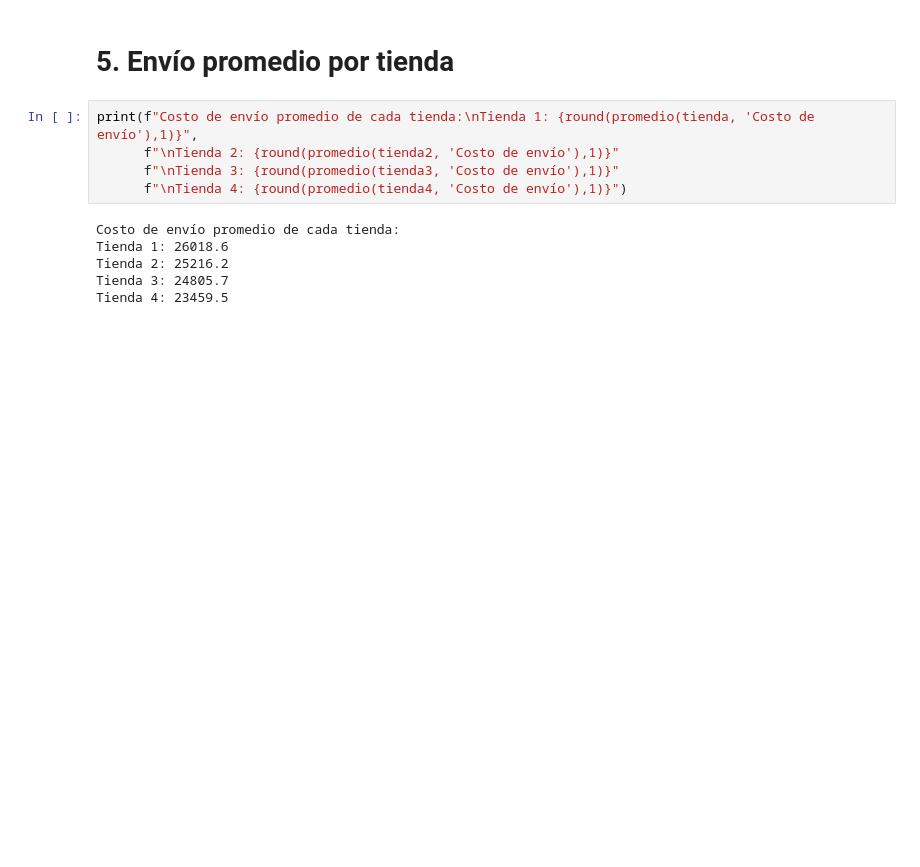
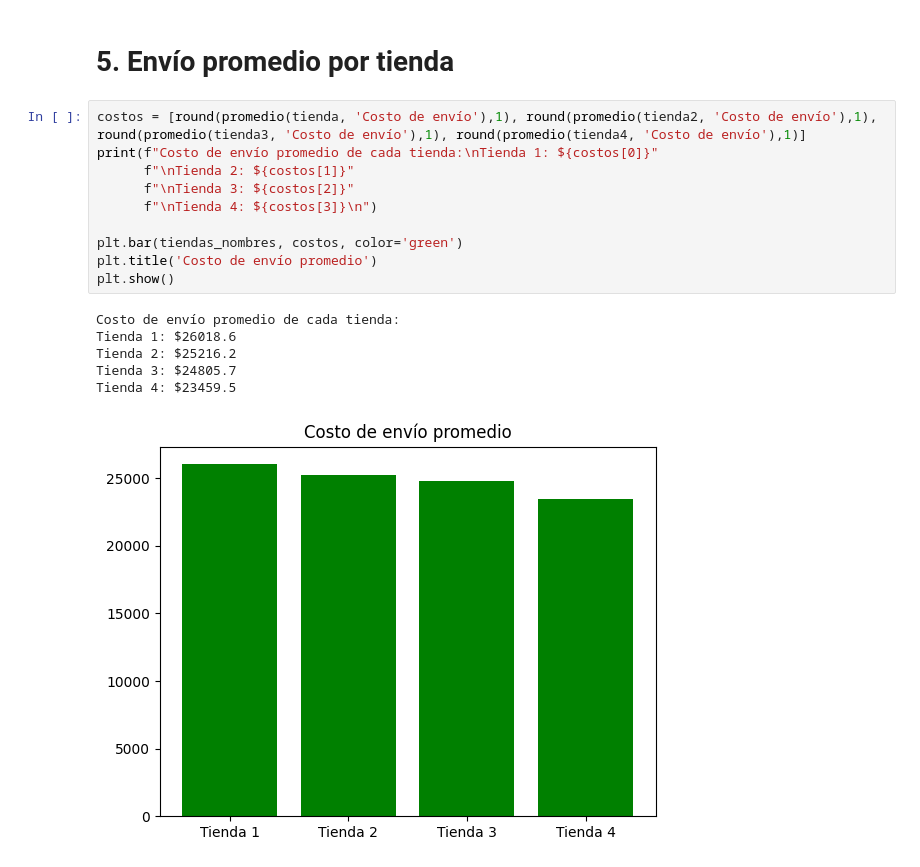
Before and after one commit to RosasPrime/Challenge-Alura-Store, a Jupyter notebook: AluraStoreLatam.ipynb, the cells around one changed output. Saved outputs shown, nothing was run; the diff lists cells and outputs as text; blank space fills up the shorter version.

```diff
--- a/AluraStoreLatam.ipynb
+++ b/AluraStoreLatam.ipynb
@@ -162,14 +178,20 @@ En la Tienda 3 los productos más populares fueron:{'Kit de bancas': 57} y los m
 En la Tienda 4 los productos más populares fueron:{'Cama box': 62} y los menos populares fueron:{'Guitarra eléctrica': 33}
 # %% [markdown]
 # 5. Envío promedio por tienda
-# %%
-print(f"Costo de envío promedio de cada tienda:\nTienda 1: {round(promedio(tienda, 'Costo de envío'),1)}",
-      f"\nTienda 2: {round(promedio(tienda2, 'Costo de envío'),1)}"
-      f"\nTienda 3: {round(promedio(tienda3, 'Costo de envío'),1)}"
-      f"\nTienda 4: {round(promedio(tienda4, 'Costo de envío'),1)}")
-# %% [output]
-Costo de envío promedio de cada tienda:
-Tienda 1: 26018.6
-Tienda 2: 25216.2
-Tienda 3: 24805.7
-Tienda 4: 23459.5
+# %%
+costos = [round(promedio(tienda, 'Costo de envío'),1), round(promedio(tienda2, 'Costo de envío'),1), round(promedio(tienda3, 'Costo de envío'),1), round(promedio(tienda4, 'Costo de envío'),1)]
+print(f"Costo de envío promedio de cada tienda:\nTienda 1: ${costos[0]}"
+      f"\nTienda 2: ${costos[1]}"
+      f"\nTienda 3: ${costos[2]}"
+      f"\nTienda 4: ${costos[3]}\n")
+
+plt.bar(tiendas_nombres, costos, color='green')
+plt.title('Costo de envío promedio')
+plt.show()
+# %% [output]
+Costo de envío promedio de cada tienda:
+Tienda 1: $26018.6
+Tienda 2: $25216.2
+Tienda 3: $24805.7
+Tienda 4: $23459.5
+[figure, added]
```
Also changed, not shown: parts of 2 cells of this notebook.
